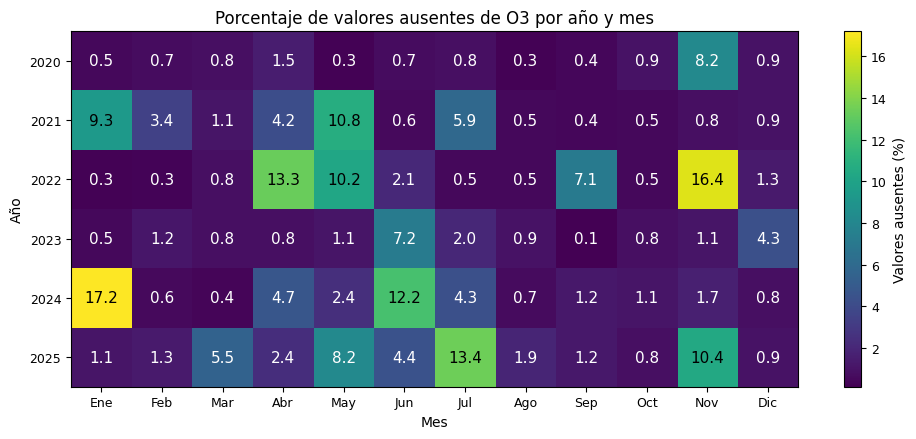
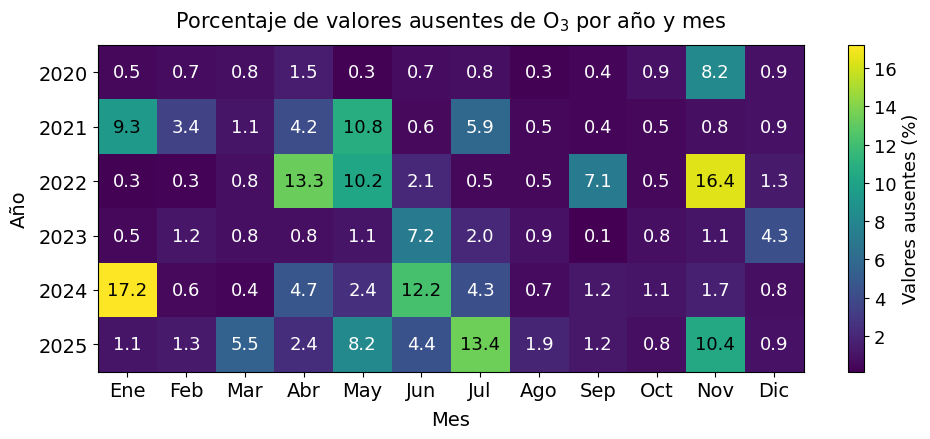
The notebook cell's code change between the first figure and the second:
--- before
+++ after
@@ -35,7 +35,7 @@
 )
 
-ax.set_title("Porcentaje de valores ausentes de O3 por año y mes")
-ax.set_xlabel("Mes")
-ax.set_ylabel("Año")
+ax.set_title(r"Porcentaje de valores ausentes de $\mathrm{O}_3$ por año y mes", fontsize = 15, pad = 13)
+ax.set_xlabel("Mes", fontsize = 14, labelpad = 7)
+ax.set_ylabel("Año", fontsize = 14, labelpad = 7)
 
 ax.set_xticks(np.arange(missing_matrix.shape[1]))
@@ -44,4 +44,6 @@
 ax.set_yticks(np.arange(missing_matrix.shape[0]))
 ax.set_yticklabels(missing_matrix.index)
+
+ax.tick_params(axis="both", labelsize=14)
 
 for row_idx in range(missing_matrix.shape[0]):
@@ -61,10 +63,11 @@
             ha="center",
             va="center",
-            fontsize=11,
+            fontsize=13,
             color=text_color,
         )
 
 colorbar = fig.colorbar(image, ax=ax)
-colorbar.set_label("Valores ausentes (%)")
+colorbar.set_label("Valores ausentes (%)", fontsize = 13)
+colorbar.ax.tick_params(labelsize=13)
 
 fig.tight_layout()

Commit: Changes